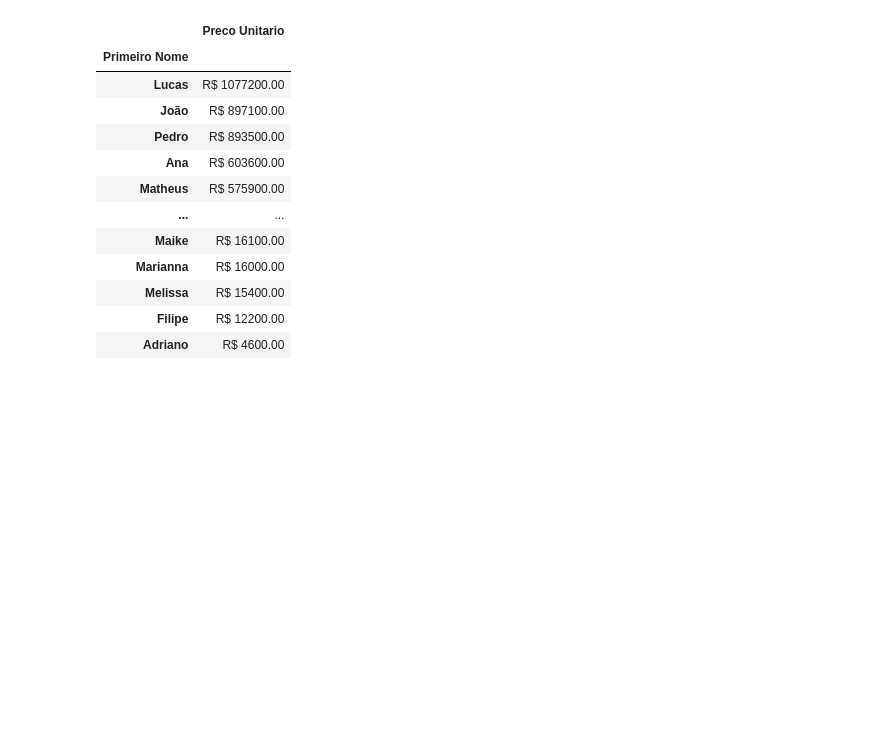
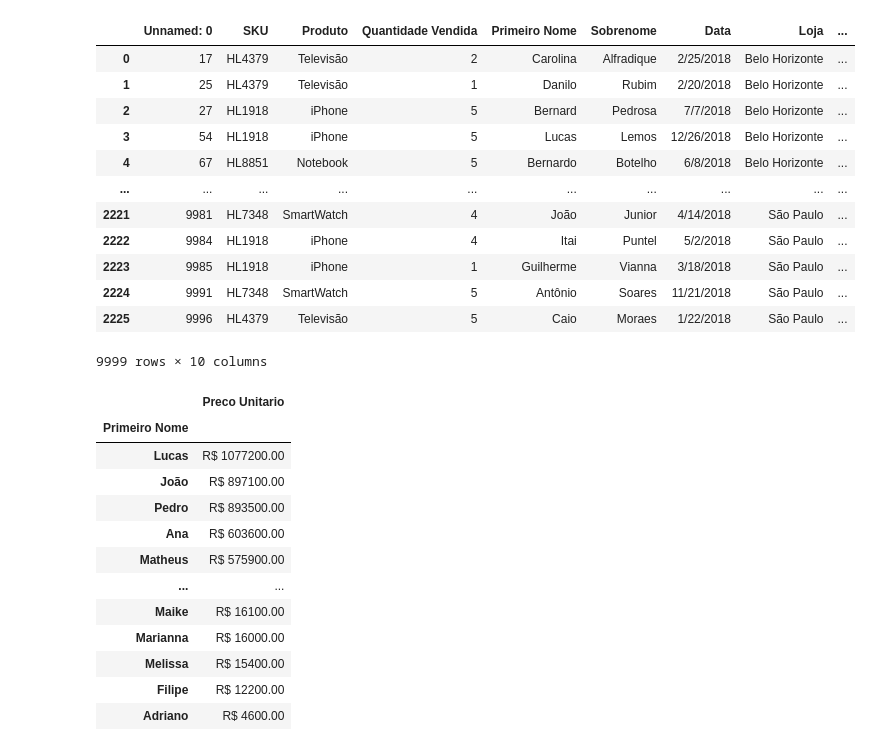
Before and after one commit to VictorSayoan/Analise-De-Dados-E-Automacao-De-Processos, a Jupyter notebook: Projeto_Atualizado_01_Indicadores_de_vendas_e_devoluções/Analise_Vendas.ipynb, the cells around one changed output. Saved outputs shown, nothing was run; the diff lists cells and outputs as text; code cells hidden in the pictures; blank space fills up the shorter version.

```diff
--- a/Projeto_Atualizado_01_Indicadores_de_vendas_e_devoluções/Analise_Vendas.ipynb
+++ b/Projeto_Atualizado_01_Indicadores_de_vendas_e_devoluções/Analise_Vendas.ipynb
@@ -16,6 +16,22 @@ for arquivos in lista_arquivos:
 
 dados_combinados_vendas=pd.concat(dados_vendas)
 dados_combinados_vendas.to_csv('dados_combinados.csv', index=False)
+# %%
+dados_combinados_vendas
+# %% [output]
+|  | Unnamed: 0 | SKU | Produto | Quantidade Vendida | Primeiro Nome | Sobrenome | Data | Loja | ... |
+| 0 | 17 | HL4379 | Televisão | 2 | Carolina | Alfradique | 2/25/2018 | Belo Horizonte | ... |
+| 1 | 25 | HL4379 | Televisão | 1 | Danilo | Rubim | 2/20/2018 | Belo Horizonte | ... |
+| 2 | 27 | HL1918 | iPhone | 5 | Bernard | Pedrosa | 7/7/2018 | Belo Horizonte | ... |
+| 3 | 54 | HL1918 | iPhone | 5 | Lucas | Lemos | 12/26/2018 | Belo Horizonte | ... |
+| 4 | 67 | HL8851 | Notebook | 5 | Bernardo | Botelho | 6/8/2018 | Belo Horizonte | ... |
+| ... | ... | ... | ... | ... | ... | ... | ... | ... | ... |
+| 2221 | 9981 | HL7348 | SmartWatch | 4 | João | Junior | 4/14/2018 | São Paulo | ... |
+| 2222 | 9984 | HL1918 | iPhone | 4 | Itai | Puntel | 5/2/2018 | São Paulo | ... |
+| 2223 | 9985 | HL1918 | iPhone | 1 | Guilherme | Vianna | 3/18/2018 | São Paulo | ... |
+| 2224 | 9991 | HL7348 | SmartWatch | 5 | Antônio | Soares | 11/21/2018 | São Paulo | ... |
+| 2225 | 9996 | HL4379 | Televisão | 5 | Caio | Moraes | 1/22/2018 | São Paulo | ... |
+9999 rows × 10 columns
 # %%
 # Produtos mais vendidos:
 
```
